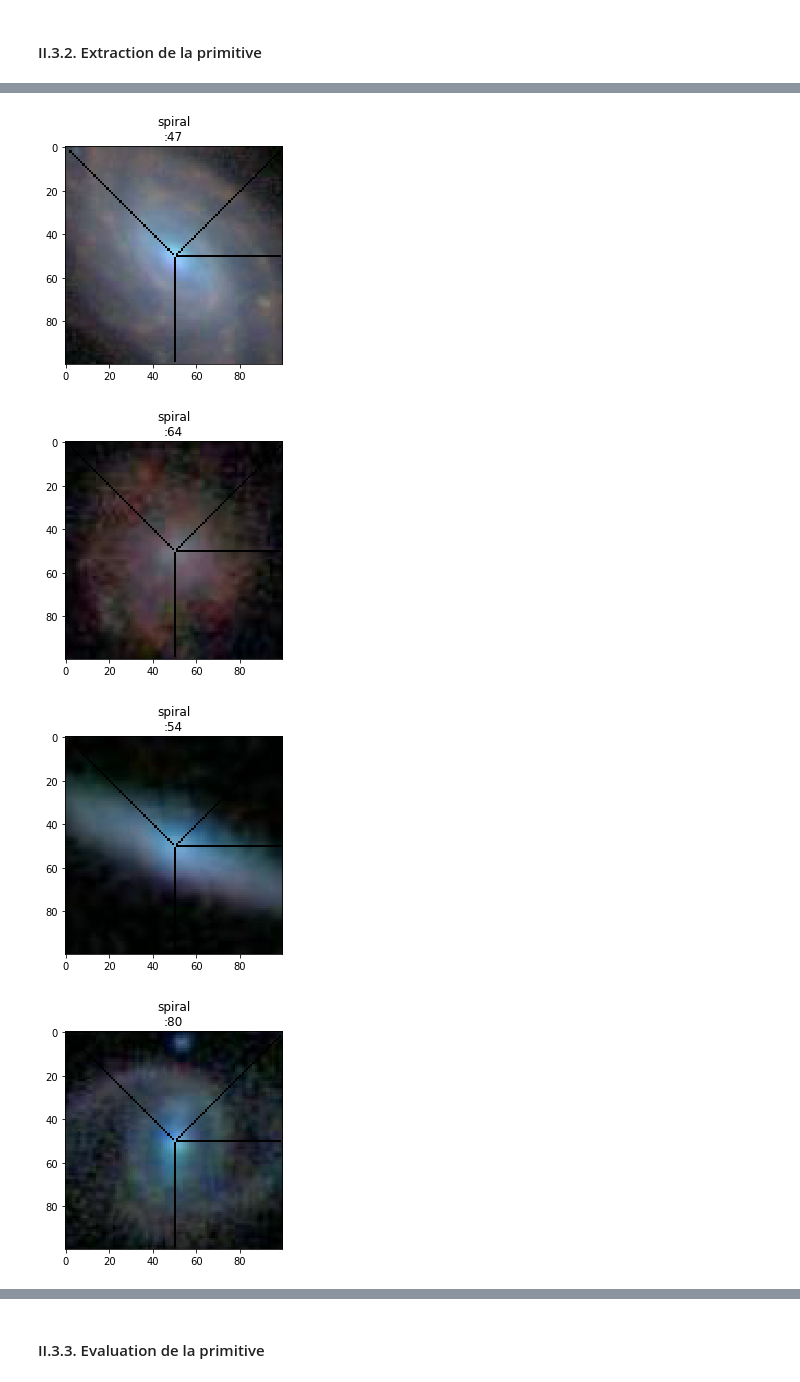
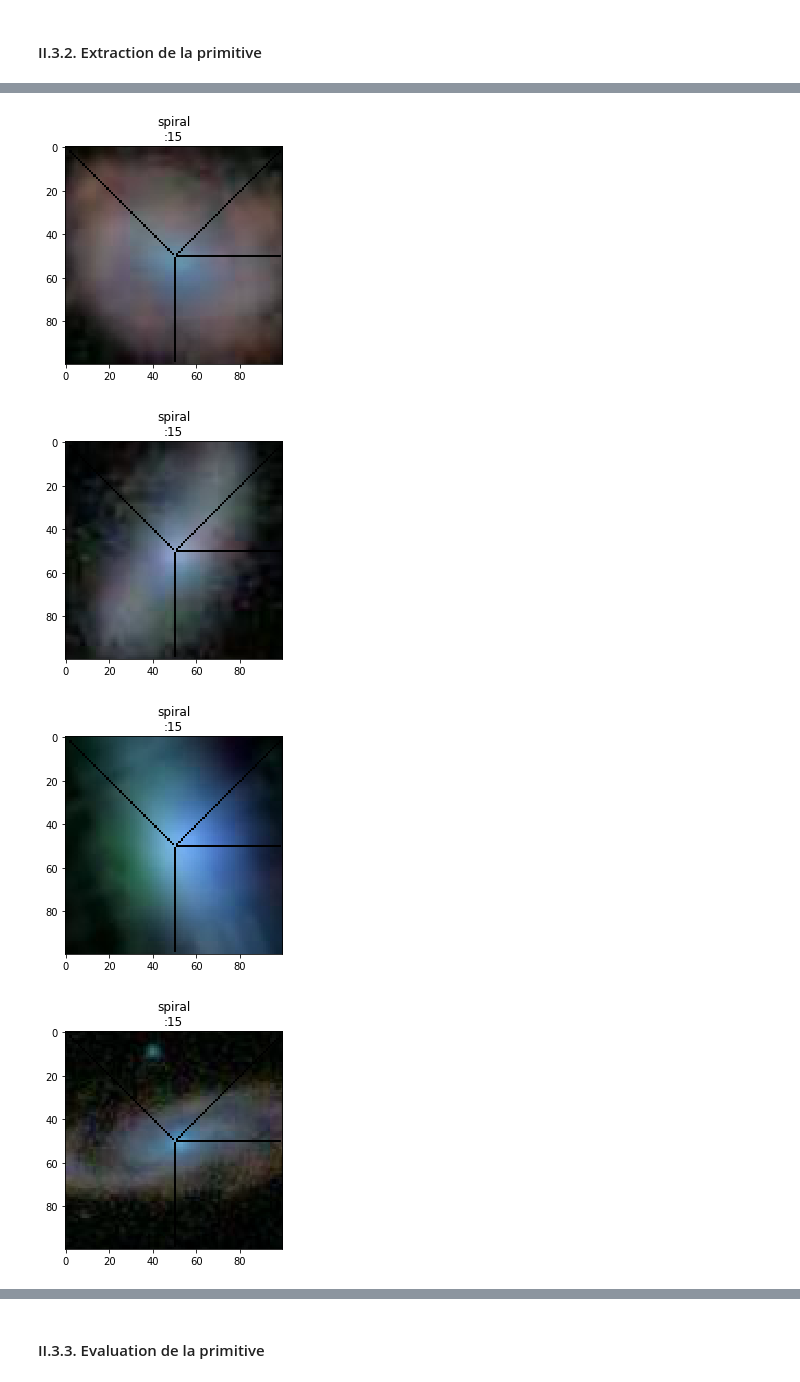
Before and after one commit to uvsq21501832/GIT_DEPOT_GTI770_TP01, a Jupyter notebook: TP01.ipynb, the cells around one changed output, grey strips where cells are left out. Cells and saved outputs as stored; diff of their text form; code cells hidden in the pictures.

```diff
--- a/TP01.ipynb
+++ b/TP01.ipynb
@@ -270,6 +270,7 @@ Nous constatons que les galaxies smooth on une luminosité strictement décroiss
 count_data_set = 0
 nombre_point_lum_hors_centres = np.zeros(70, dtype="uint8")
 nombre_point_lum_hors_centre = 0
+images_a_visualiser = np.zeros((70, 100, 100,3))
 for element in X_train_crop :
     image = X_train_crop [count_data_set]
     #Conversion de l'image en grayScale
@@ -340,10 +341,18 @@ for element in X_train_crop :
 
     #print(nombre_point_lum_hors_centre)
     nombre_point_lum_hors_centres[count_data_set] = nombre_point_lum_hors_centre
-    #print("===============")
+    images_a_visualiser[count_data_set] = image
+    count_data_set+=1
+
+#Visualisation de la procedure d'extraction
+count_data_set = 0
+for i in images_a_visualiser :
+    image = images_a_visualiser[count_data_set]
     plt.imshow(image/255)
     plt.title(""+str(Y_train[count_data_set])+":"+str(nombre_point_lum_hors_centre))
     plt.show()
-    count_data_set+=1
-#print(nombre_point_lum_hors_centres)
+    #affichage de chaque 6 images
+    count_data_set+=6
+    if(count_data_set) >= images_a_visualiser.shape[0] :
+        break
 # %% [output]
@@ -352,4 +361,4 @@ for element in X_train_crop :
-[figure, old version]
+[figure, new version]
-[figure, old version]
+[figure, new version]
-[figure, old version]
+[figure, new version]
-[figure, old version]
+[figure, new version]
```
Also changed, not shown: parts of 13 cells of this notebook.
